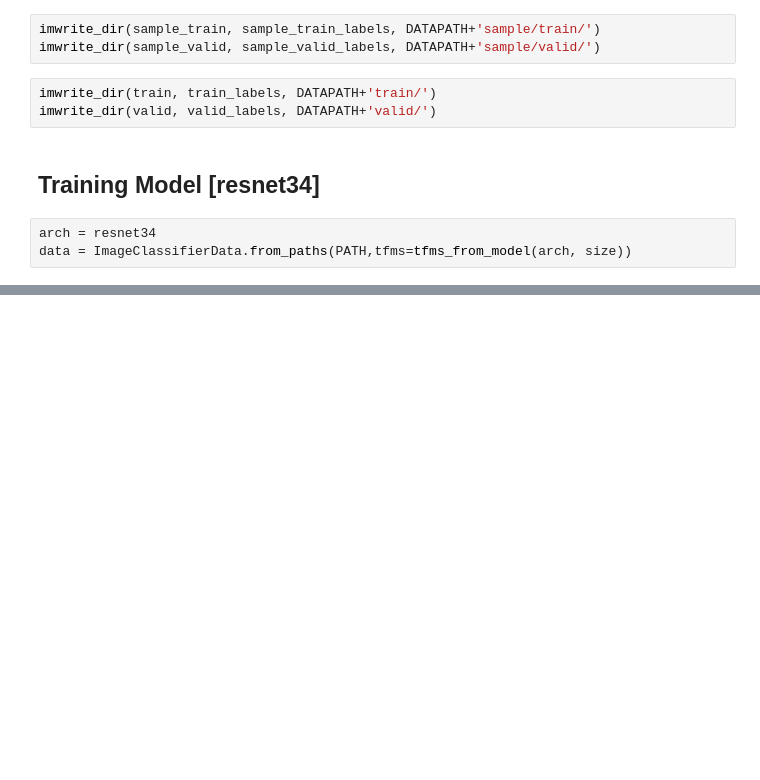
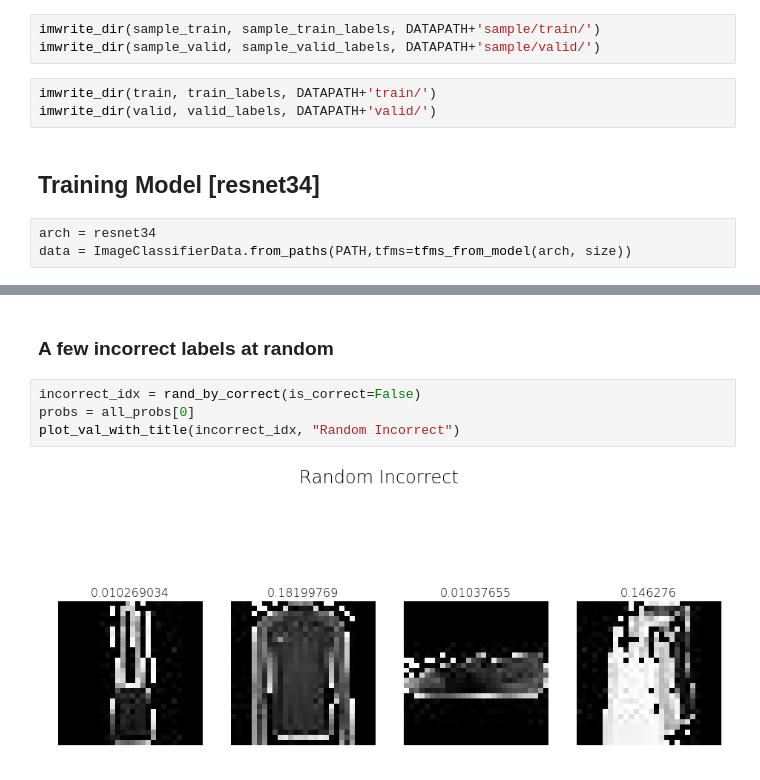
Before and after one commit to AmanDaVinci/DeepLabs, a Jupyter notebook: notebooks/Transfer Learning on Fashion MNIST.ipynb, the cells around one changed output, grey strips where cells are left out. Saved outputs shown, nothing was run; the diff lists cells and outputs as text; blank space fills up the shorter version.

```diff
--- a/notebooks/Transfer Learning on Fashion MNIST.ipynb
+++ b/notebooks/Transfer Learning on Fashion MNIST.ipynb
@@ -160,0 +259,8 @@ q
+# %% [markdown]
+### A few incorrect labels at random
+# %%
+incorrect_idx = rand_by_correct(is_correct=False)
+probs = all_probs[0]
+plot_val_with_title(incorrect_idx, "Random Incorrect")
+# %% [output]
+[figure, added]
```
Also changed, not shown: parts of 25 cells of this notebook.
